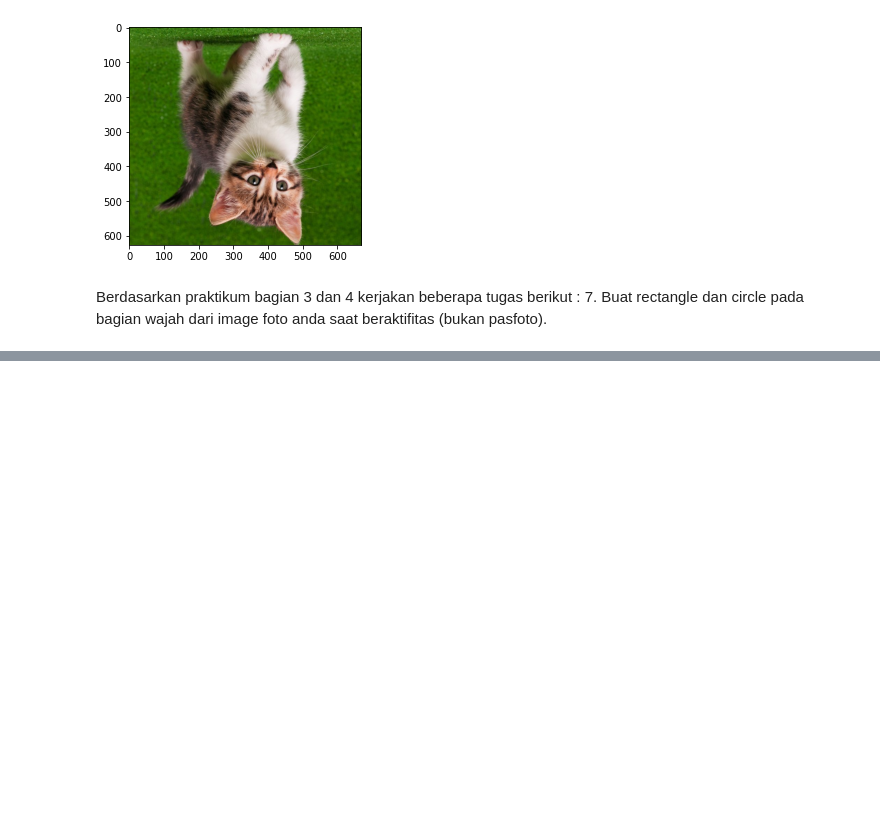
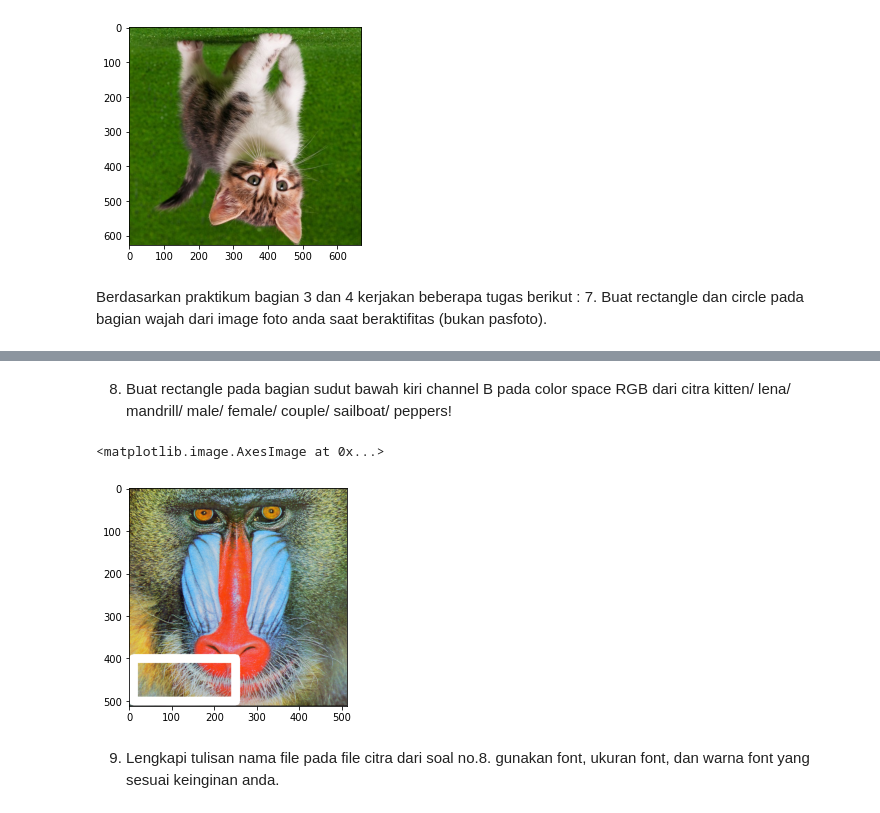
Before and after one commit to AlifiyulAkyun/PCVK_Genap_2023, a Jupyter notebook: Week2.ipynb, the cells around one changed output, grey strips where cells are left out. Saved outputs shown, nothing was run; the diff lists cells and outputs as text; code cells hidden in the pictures; blank space fills up the shorter version.

```diff
--- a/Week2.ipynb
+++ b/Week2.ipynb
@@ -263,0 +273,14 @@ beraktifitas (bukan pasfoto).
+# %% [markdown]
+8. Buat rectangle pada bagian sudut bawah kiri channel B pada color space RGB
+dari citra kitten/ lena/ mandrill/ male/ female/ couple/ sailboat/ peppers!
+# %%
+img_mandrill = cv.imread('/content/drive/MyDrive/PCVK/image/mandrill.tiff')
+img_mandrill = cv.cvtColor(img_mandrill, cv.COLOR_BGR2RGB)
+cv.rectangle(img_mandrill, pt1=(250,500), pt2=(10,400), color=(255,255,255), thickness=20)
+plt.imshow(img_mandrill)
+# %% [output]
+<matplotlib.image.AxesImage at 0x...>
+[figure, added]
+# %% [markdown]
+9. Lengkapi tulisan nama file pada file citra dari soal no.8. gunakan font, ukuran
+font, dan warna font yang sesuai keinginan anda.
```
Also changed, not shown: parts of 1 cell of this notebook.
